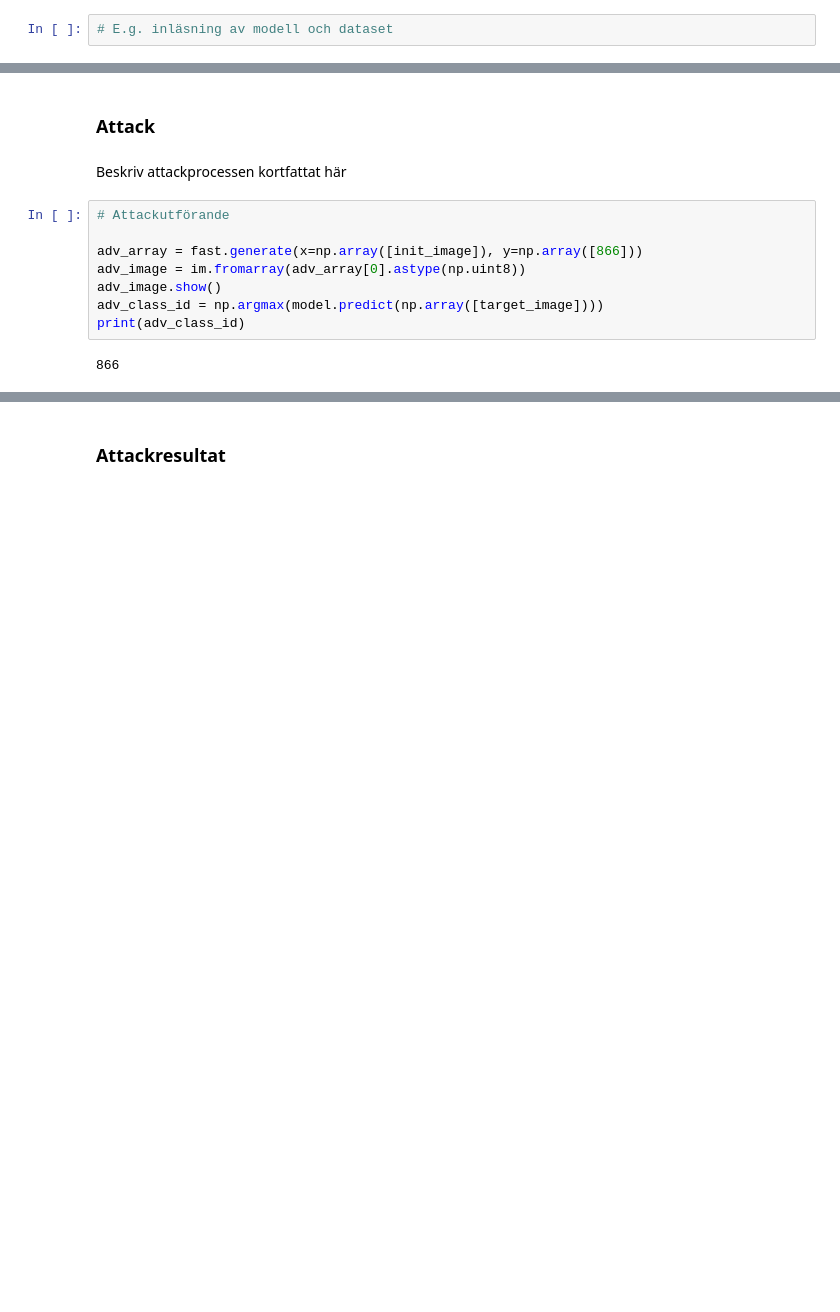
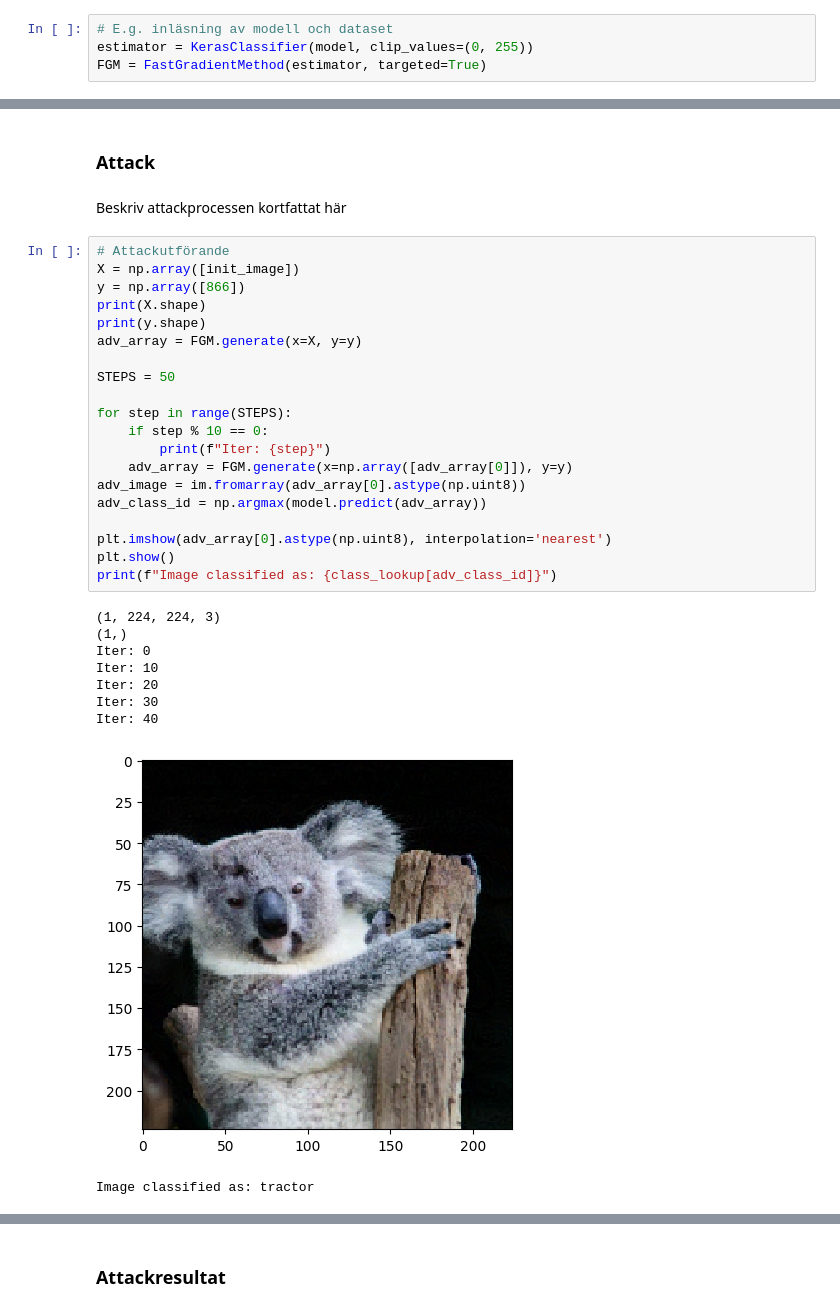
Before and after one commit to SmoxBoye/DV2607-data-poisoning, a Jupyter notebook: Part2/DV2607-Inl_Del_2-Adversarial_input_attack.ipynb, the cells around one changed output, grey strips where cells are left out. Drawn from its saved outputs; the diff is of its cells as text; blank space fills up the shorter version.

```diff
--- a/Part2/DV2607-Inl_Del_2-Adversarial_input_attack.ipynb
+++ b/Part2/DV2607-Inl_Del_2-Adversarial_input_attack.ipynb
@@ -100,5 +113,7 @@ from art.estimators.classification import KerasClassifier
 ### Förberedelser
 # %%
 # E.g. inläsning av modell och dataset
+estimator = KerasClassifier(model, clip_values=(0, 255))
+FGM = FastGradientMethod(estimator, targeted=True)
 # %% [markdown]
 ### Modellering
@@ -111,13 +121,33 @@ fast = FastGradientMethod(estimator, targeted=True)
 ### Attack
 # %% [markdown]
 Beskriv attackprocessen kortfattat här
-# %%
-# Attackutförande
-
-adv_array = fast.generate(x=np.array([init_image]), y=np.array([866]))
-adv_image = im.fromarray(adv_array[0].astype(np.uint8))
-adv_image.show()
-adv_class_id = np.argmax(model.predict(np.array([target_image])))
-print(adv_class_id)
-# %% [output]
-866
+# %%
+# Attackutförande
+X = np.array([init_image])
+y = np.array([866])
+print(X.shape)
+print(y.shape)
+adv_array = FGM.generate(x=X, y=y)
+
+STEPS = 50
+
+for step in range(STEPS):
+    if step % 10 == 0:
+        print(f"Iter: {step}")
+    adv_array = FGM.generate(x=np.array([adv_array[0]]), y=y)
+adv_image = im.fromarray(adv_array[0].astype(np.uint8))
+adv_class_id = np.argmax(model.predict(adv_array))
+
+plt.imshow(adv_array[0].astype(np.uint8), interpolation='nearest')
+plt.show()
+print(f"Image classified as: {class_lookup[adv_class_id]}")
+# %% [output]
+(1, 224, 224, 3)
+(1,)
+Iter: 0
+Iter: 10
+Iter: 20
+Iter: 30
+Iter: 40
+[figure, added]
+Image classified as: tractor
```
Also changed, not shown: parts of 8 cells of this notebook.
